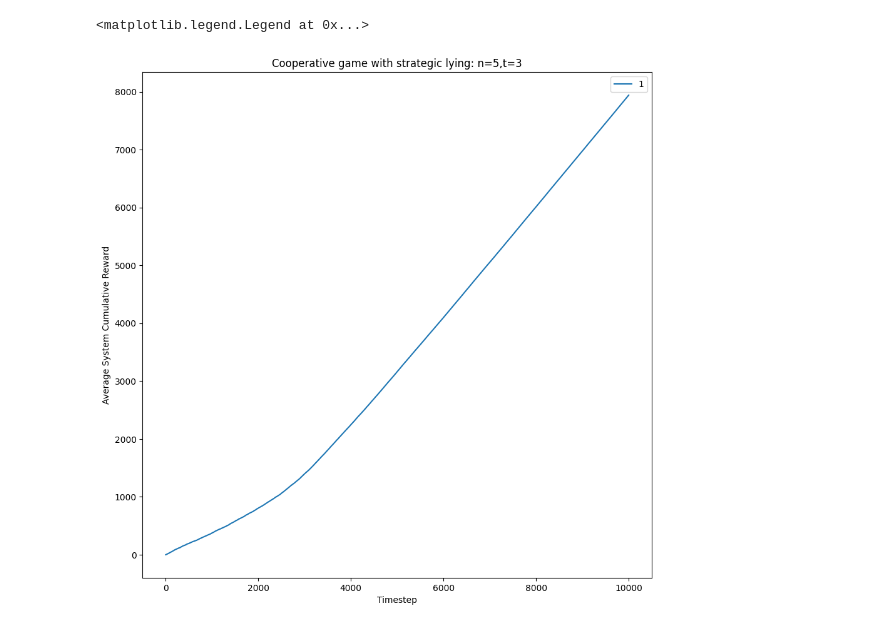
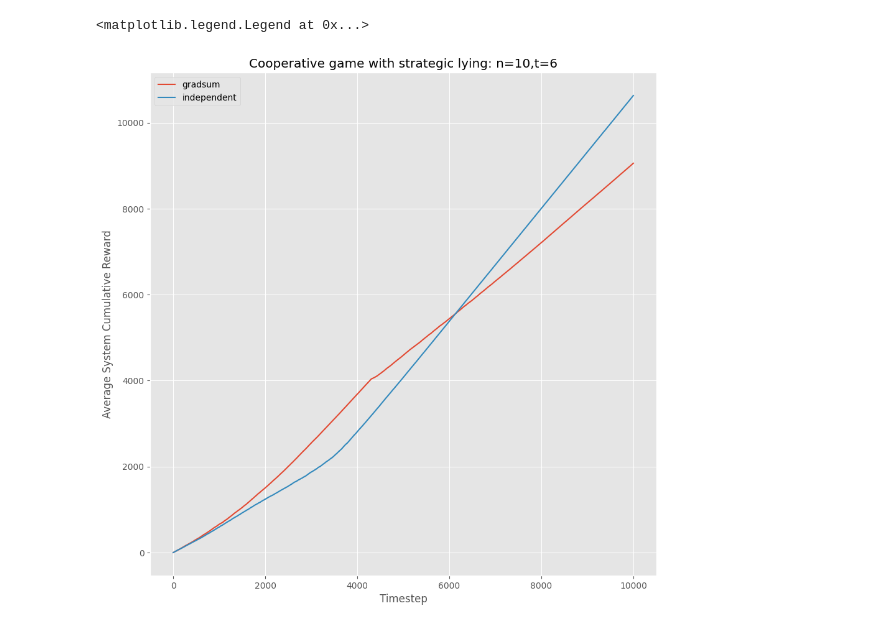
Before and after one commit to akhimoche/coop-form-marl, a Jupyter notebook: graph_test.ipynb, the cells around one changed output. Cells and saved outputs as stored; diff of their text form; code cells hidden in the pictures.

```diff
--- a/graph_test.ipynb
+++ b/graph_test.ipynb
@@ -1,30 +1,36 @@
 # %%
 import matplotlib.pyplot as plt
+plt.style.use('ggplot')
 import numpy as np
 
 # set parameters
-n = 5
-t = 3
-steps = 10000
+n = 10
+t = 6
 
 # load simulation results
-cum_rew_1 = np.load(f'data/n{n}t{t}_cum_rew_{steps}steps.npy')
-comm_action_1 = np.load(f'data/n{n}t{t}_actions_{steps}steps.npy')
-#cum_rew_2 = np.load(f'data/n{n}t{t}_state_rep_alt.npy')
-
+cum_rew_1 = np.load(f'data/base_comm_gradsum/n{n}t{t}_cum_rew_[-0.99,2].npy')
+cum_rew_2 = np.load(f'data/base_comm/n{n}t{t}_cum_rew_[-0.99,2].npy')
+#cum_rew_3 = np.load(f'data/base_comm/n{n}t{t}_cum_rew_[-0.99,3].npy')
+#cum_rew_4 = np.load(f'data/base_comm/n{n}t{t}_cum_rew_[-0.99,5].npy')
 # average over the simulations
 cum_rew_1 = np.mean(cum_rew_1, axis=0)
-#cum_rew_2= np.mean(cum_rew_2, axis=0)
-
+cum_rew_2= np.mean(cum_rew_2, axis=0)
+#cum_rew_3= np.mean(cum_rew_3, axis=0)
+#cum_rew_4= np.mean(cum_rew_4, axis=0)
 # plot cum rew graphs
 plt.title(f'Cooperative game with strategic lying: n={n},t={t}')
 plt.xlabel('Timestep')
 plt.ylabel('Average System Cumulative Reward')
-plt.plot(cum_rew_1, label='1')
+
+plt.plot(cum_rew_1, label='gradsum')
+plt.plot(cum_rew_2, label='independent')
+#plt.plot(cum_rew_3, label='[-0.99,3]')
+#plt.plot(cum_rew_4, label='[-0.99,5]')
+
 fig = plt.gcf()
 fig.set_size_inches(10.5, 10.5)
 
 plt.legend()
 # %% [output]
 <matplotlib.legend.Legend at 0x...>
-[figure, old version]
+[figure, new version]
```
Also changed, not shown: parts of 2 cells of this notebook, 30 other files.
